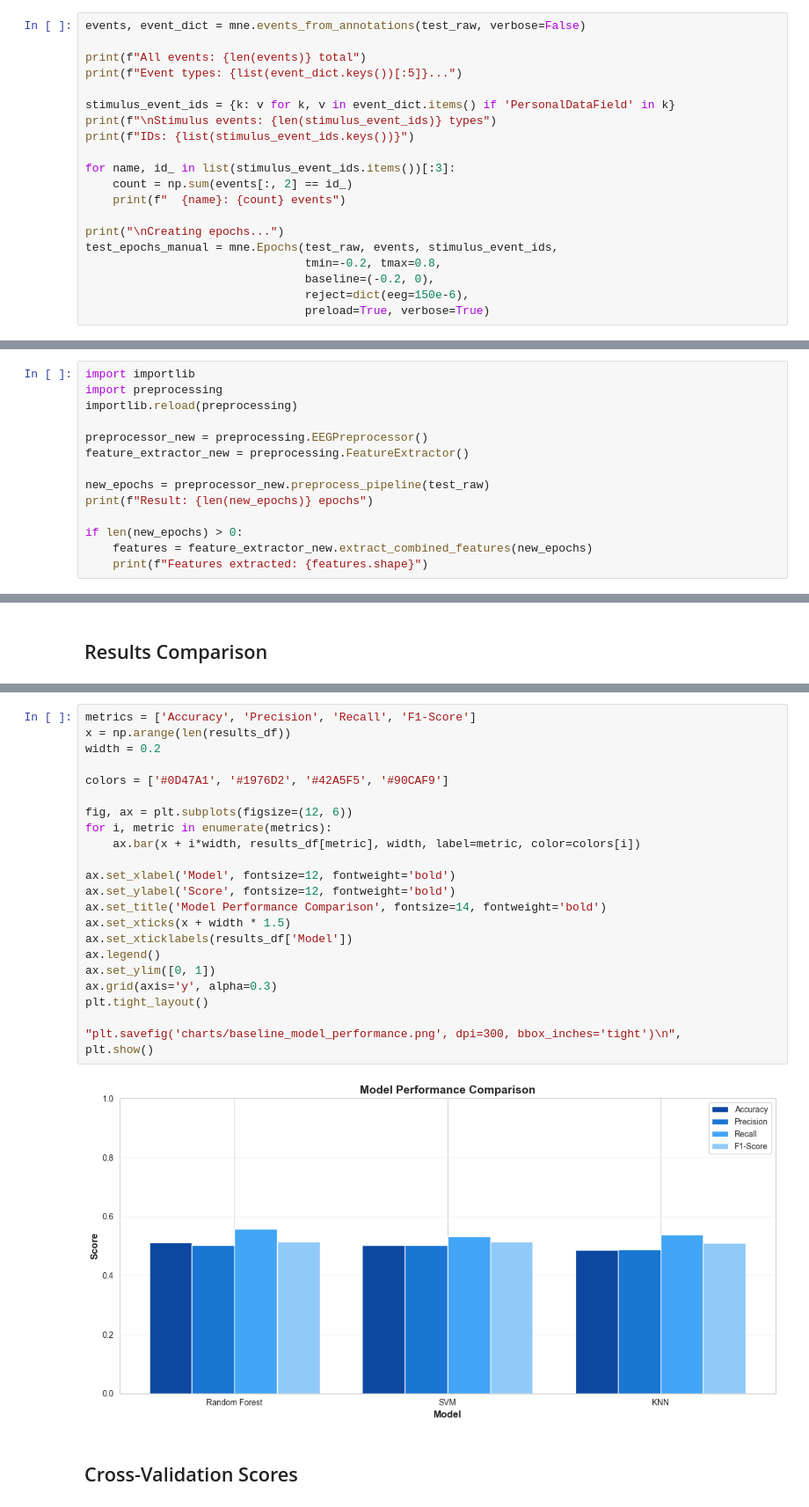
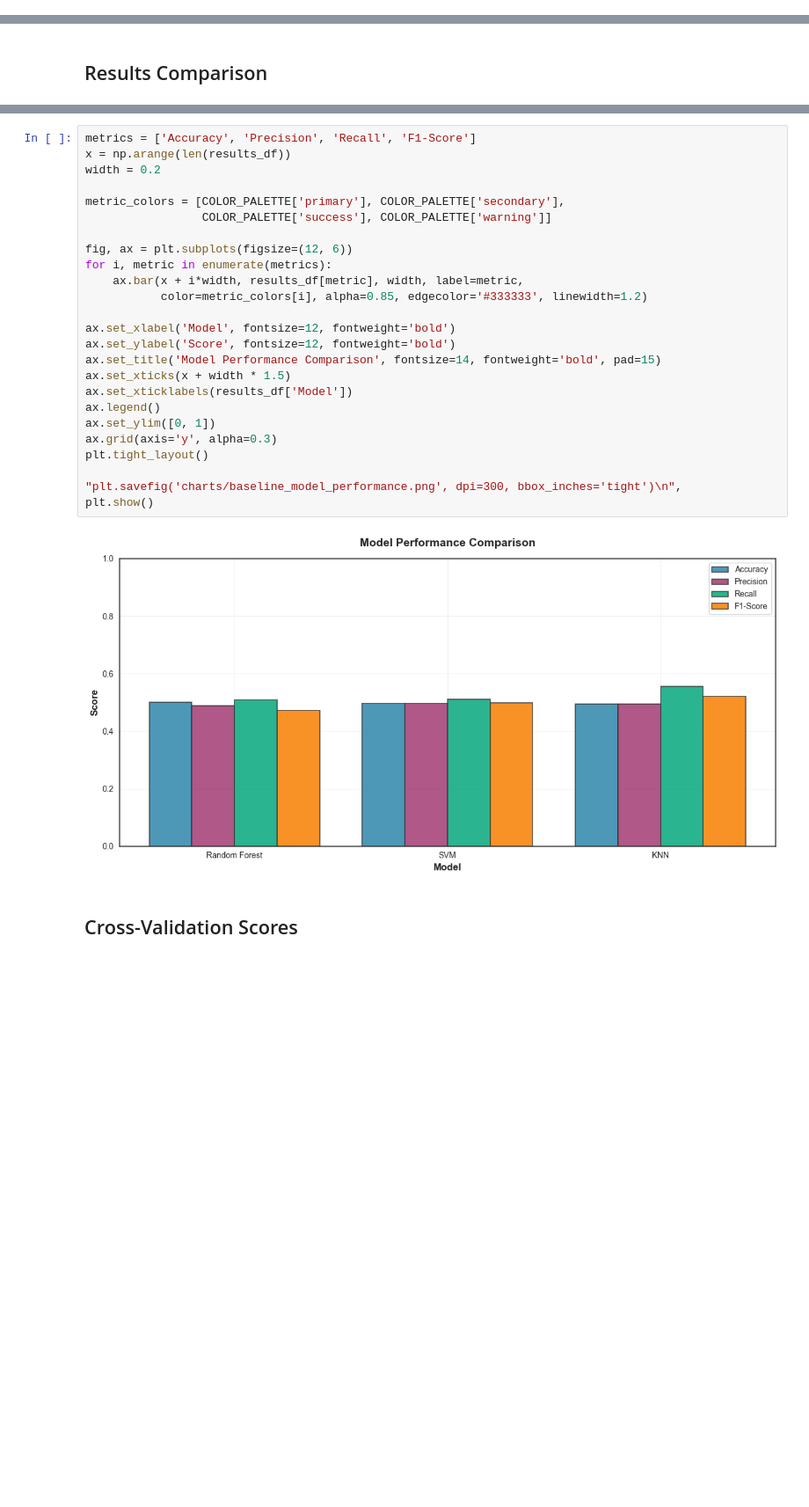
Before and after one commit to wsparcie/ai-ml-neuron-rekrutacja-2025, a Jupyter notebook: baseline_models.ipynb, the cells around one changed output, grey strips where cells are left out. Shown at 88% size. Cells and saved outputs as stored; diff of their text form; blank space fills up the shorter version.

```diff
--- a/baseline_models.ipynb
+++ b/baseline_models.ipynb
@@ -101,20 +53,0 @@ First few events:
-# %%
-events, event_dict = mne.events_from_annotations(test_raw, verbose=False)
-
-print(f"All events: {len(events)} total")
-print(f"Event types: {list(event_dict.keys())[:5]}...")
-
-stimulus_event_ids = {k: v for k, v in event_dict.items() if 'PersonalDataField' in k}
-print(f"\nStimulus events: {len(stimulus_event_ids)} types")
-print(f"IDs: {list(stimulus_event_ids.keys())}")
-
-for name, id_ in list(stimulus_event_ids.items())[:3]:
-    count = np.sum(events[:, 2] == id_)
-    print(f"  {name}: {count} events")
-
-print("\nCreating epochs...")
-test_epochs_manual = mne.Epochs(test_raw, events, stimulus_event_ids,
-                                tmin=-0.2, tmax=0.8,
-                                baseline=(-0.2, 0),
-                                reject=dict(eeg=150e-6),
-                                preload=True, verbose=True)
@@ -234,14 +53,0 @@ Event IDs: [np.str_('PersonalDataField.BIRTH_DATE: PersonalDataType.CELEBRITY'),
-# %%
-import importlib
-import preprocessing
-importlib.reload(preprocessing)
-
-preprocessor_new = preprocessing.EEGPreprocessor()
-feature_extractor_new = preprocessing.FeatureExtractor()
-
-new_epochs = preprocessor_new.preprocess_pipeline(test_raw)
-print(f"Result: {len(new_epochs)} epochs")
-
-if len(new_epochs) > 0:
-    features = feature_extractor_new.extract_combined_features(new_epochs)
-    print(f"Features extracted: {features.shape}")
@@ -538,28 +351,30 @@ Best model by F1-Score: Random Forest
 # %%
 metrics = ['Accuracy', 'Precision', 'Recall', 'F1-Score']
 x = np.arange(len(results_df))
 width = 0.2
 
-colors = ['#0D47A1', '#1976D2', '#42A5F5', '#90CAF9']
+metric_colors = [COLOR_PALETTE['primary'], COLOR_PALETTE['secondary'],
+                 COLOR_PALETTE['success'], COLOR_PALETTE['warning']]
 
 fig, ax = plt.subplots(figsize=(12, 6))
 for i, metric in enumerate(metrics):
-    ax.bar(x + i*width, results_df[metric], width, label=metric, color=colors[i])
+    ax.bar(x + i*width, results_df[metric], width, label=metric,
+           color=metric_colors[i], alpha=0.85, edgecolor='#333333', linewidth=1.2)
 
 ax.set_xlabel('Model', fontsize=12, fontweight='bold')
 ax.set_ylabel('Score', fontsize=12, fontweight='bold')
-ax.set_title('Model Performance Comparison', fontsize=14, fontweight='bold')
+ax.set_title('Model Performance Comparison', fontsize=14, fontweight='bold', pad=15)
 ax.set_xticks(x + width * 1.5)
 ax.set_xticklabels(results_df['Model'])
 ax.legend()
 ax.set_ylim([0, 1])
 ax.grid(axis='y', alpha=0.3)
 plt.tight_layout()
 
 "plt.savefig('charts/baseline_model_performance.png', dpi=300, bbox_inches='tight')\n",
 plt.show()
 # %% [output]
-[figure, old version]
+[figure, new version]
 # %% [markdown]
 ## Cross-Validation Scores
 # %%
```
Also changed, not shown: parts of 30 cells of this notebook, 10 other files.
